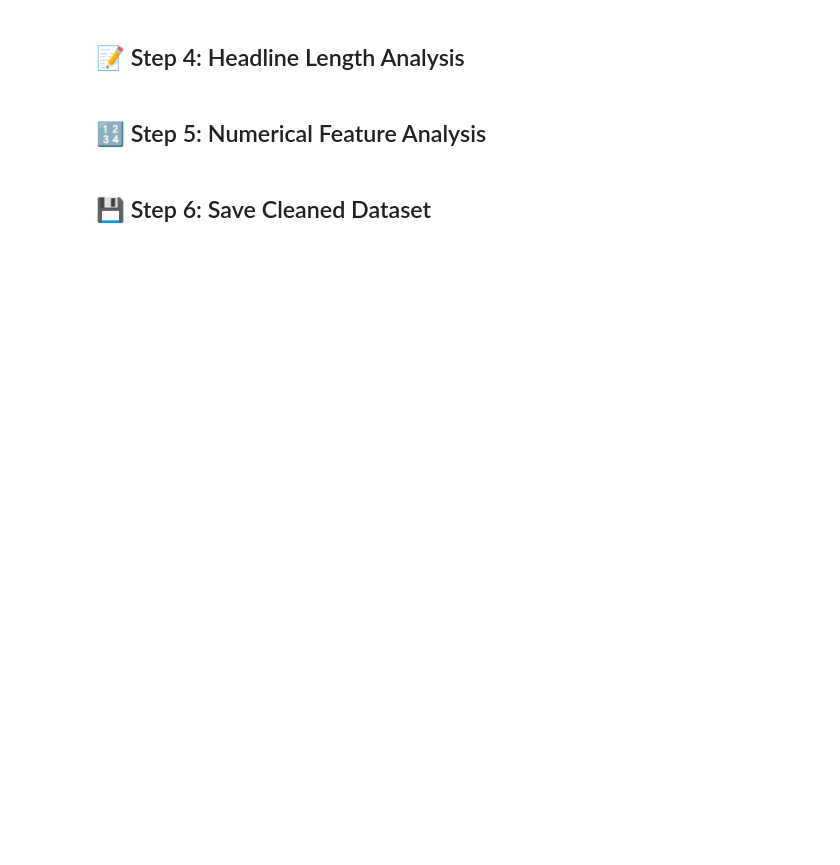
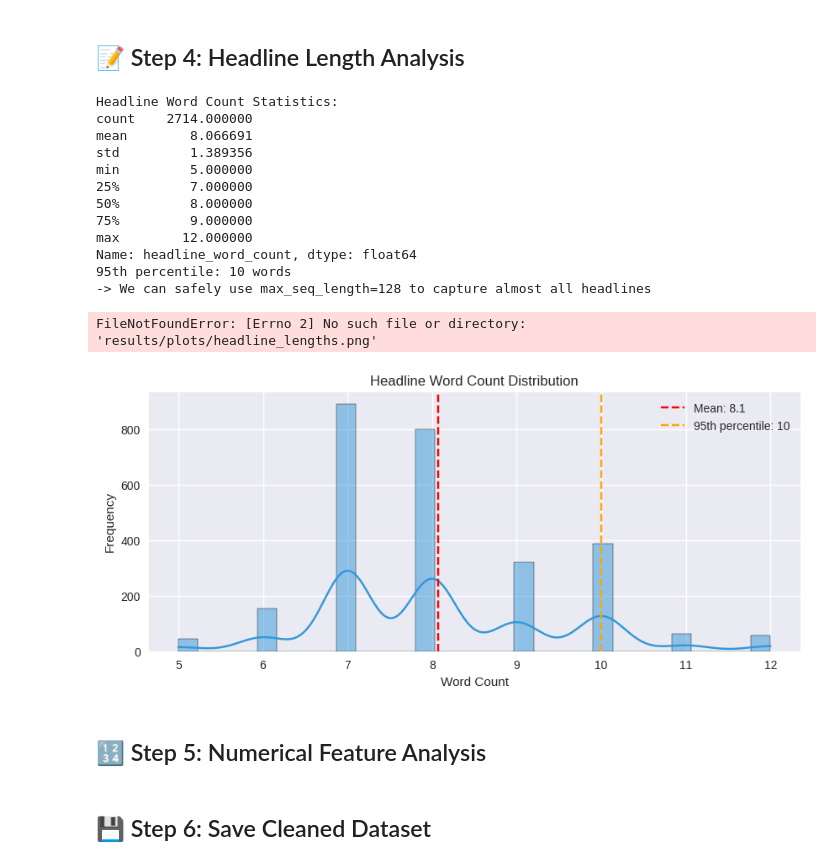
Before and after one commit to SrileakhanaMangapathi/multi-task-financial-news-analysis, a Jupyter notebook: notebooks/01_EDA.ipynb, the cells around one changed output. Drawn from its saved outputs; the diff is of its cells as text; code cells hidden in the pictures; blank space fills up the shorter version.

```diff
--- a/notebooks/01_EDA.ipynb
+++ b/notebooks/01_EDA.ipynb
@@ -35,9 +55,8 @@ print("All libraries loaded successfully!")
 #   - Sentiment     : Positive / Negative / Neutral
 #   - Impact_Level  : High / Medium / Low
 
-df = pd.read_csv("data/raw/financial_news_events.csv")
+df = pd.read_csv("financial_news_events.csv")
 
 print("Dataset Shape:", df.shape)
-print("
-Column Names:", df.columns.tolist())
+print("Column Names:", df.columns.tolist())
 df.head()
@@ -120,29 +178,43 @@ print("Plot saved to results/plots/label_distributions.png")
 # %%
 # ── Analyze word count in headlines ──────────────────────────────────────────
 # This helps us choose max_seq_length for tokenization
 # Too short = information loss; Too long = unnecessary padding
 
 df["headline_word_count"] = df["Headline"].str.split().str.len()
 
 print("Headline Word Count Statistics:")
 print(df["headline_word_count"].describe())
-print(f"
-95th percentile: {df['headline_word_count'].quantile(0.95):.0f} words")
+print(f"95th percentile: {df['headline_word_count'].quantile(0.95):.0f} words")
 print("-> We can safely use max_seq_length=128 to capture almost all headlines")
 
 # Plot the distribution
 plt.figure(figsize=(10, 4))
 sns.histplot(df["headline_word_count"], bins=30, kde=True, color="#3498db")
 plt.axvline(df["headline_word_count"].mean(), color="red", linestyle="--",
             label=f"Mean: {df['headline_word_count'].mean():.1f}")
 plt.axvline(df["headline_word_count"].quantile(0.95), color="orange", linestyle="--",
             label=f"95th percentile: {df['headline_word_count'].quantile(0.95):.0f}")
 plt.title("Headline Word Count Distribution")
 plt.xlabel("Word Count")
 plt.ylabel("Frequency")
 plt.legend()
 plt.savefig("results/plots/headline_lengths.png", dpi=150)
 plt.show()
+# %% [output]
+Headline Word Count Statistics:
+count    2714.000000
+mean        8.066691
+std         1.389356
+min         5.000000
+25%         7.000000
+50%         8.000000
+75%         9.000000
+max        12.000000
+Name: headline_word_count, dtype: float64
+95th percentile: 10 words
+-> We can safely use max_seq_length=128 to capture almost all headlines
+FileNotFoundError: [Errno 2] No such file or directory: 'results/plots/headline_lengths.png'
+[figure, added]
 # %% [markdown]
 ## 🔢 Step 5: Numerical Feature Analysis
 # %%
```
Also changed, not shown: parts of 7 cells of this notebook.
